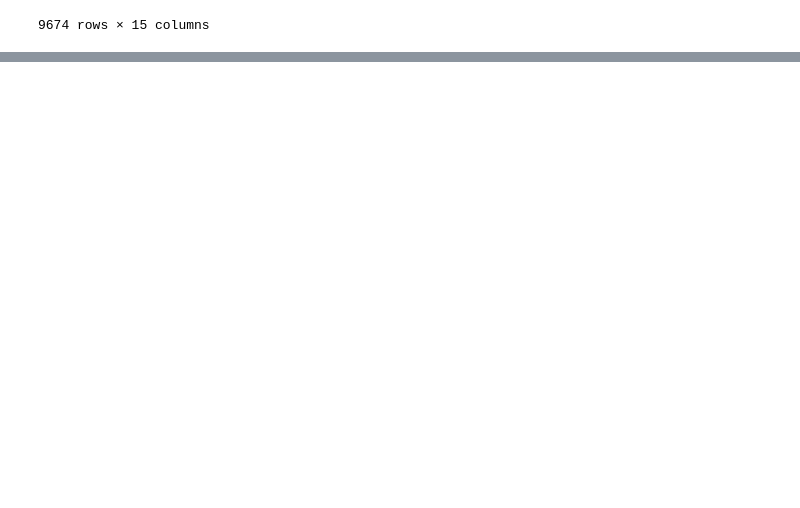
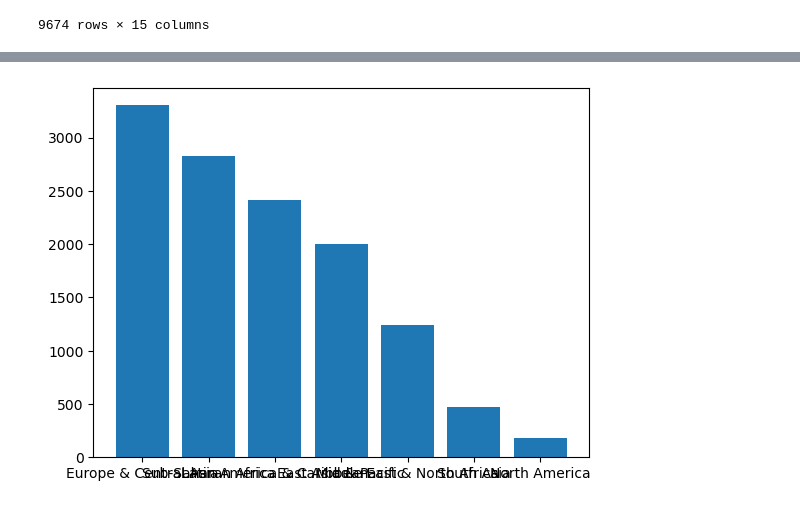
Before and after one commit to bielng/world-economic-report, a Jupyter notebook: main.ipynb, the cells around one changed output, grey strips where cells are left out. Saved outputs shown, nothing was run; the diff lists cells and outputs as text; code cells hidden in the pictures; blank space fills up the shorter version.

```diff
--- a/main.ipynb
+++ b/main.ipynb
@@ -103,0 +113,6 @@ df[df.isna().any(axis=1)]
+# %%
+category_counts = df['Region'].value_counts()
+plt.bar(category_counts.index, category_counts.values)
+plt.show()
+# %% [output]
+[figure, added]
```
Also changed, not shown: parts of 1 cell of this notebook.
